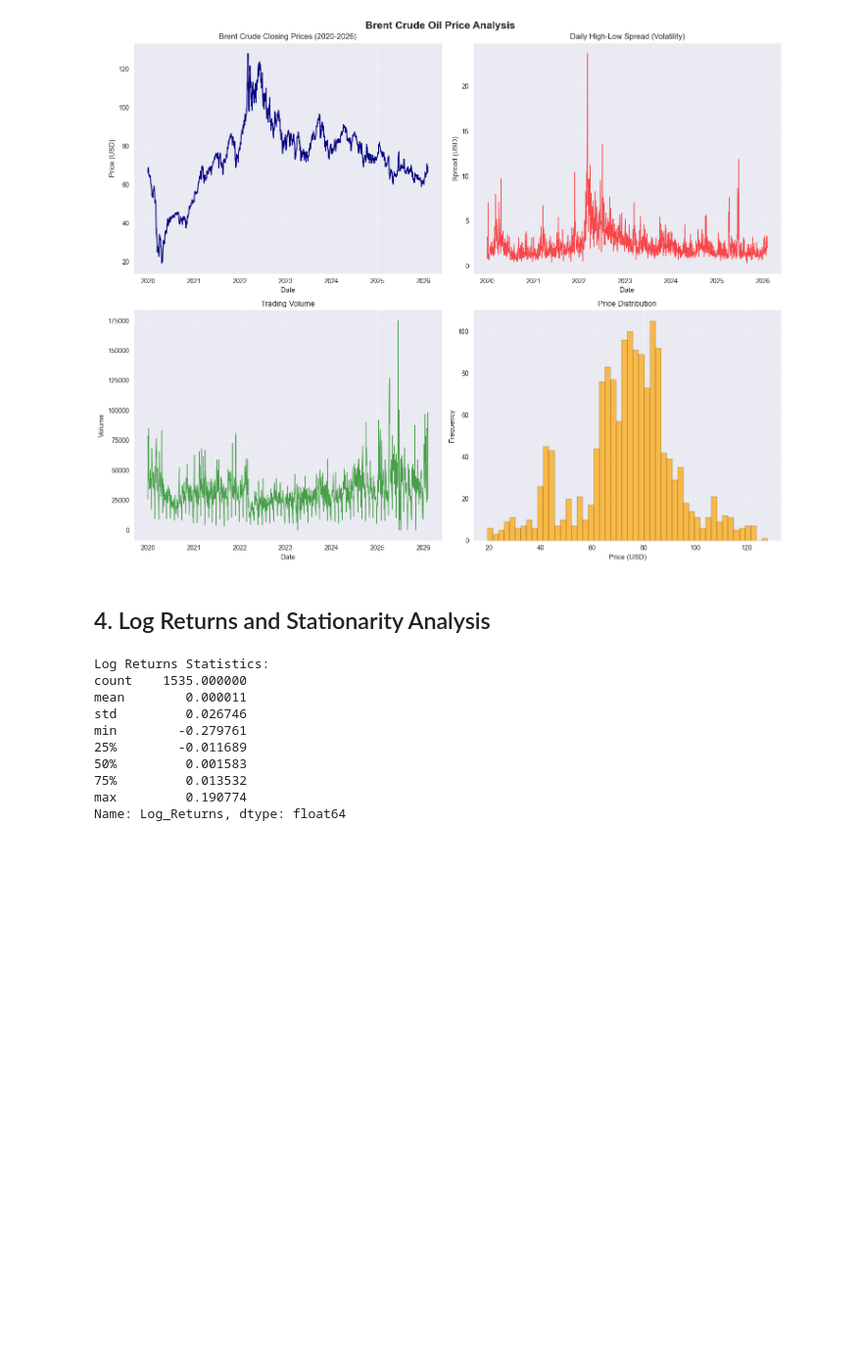
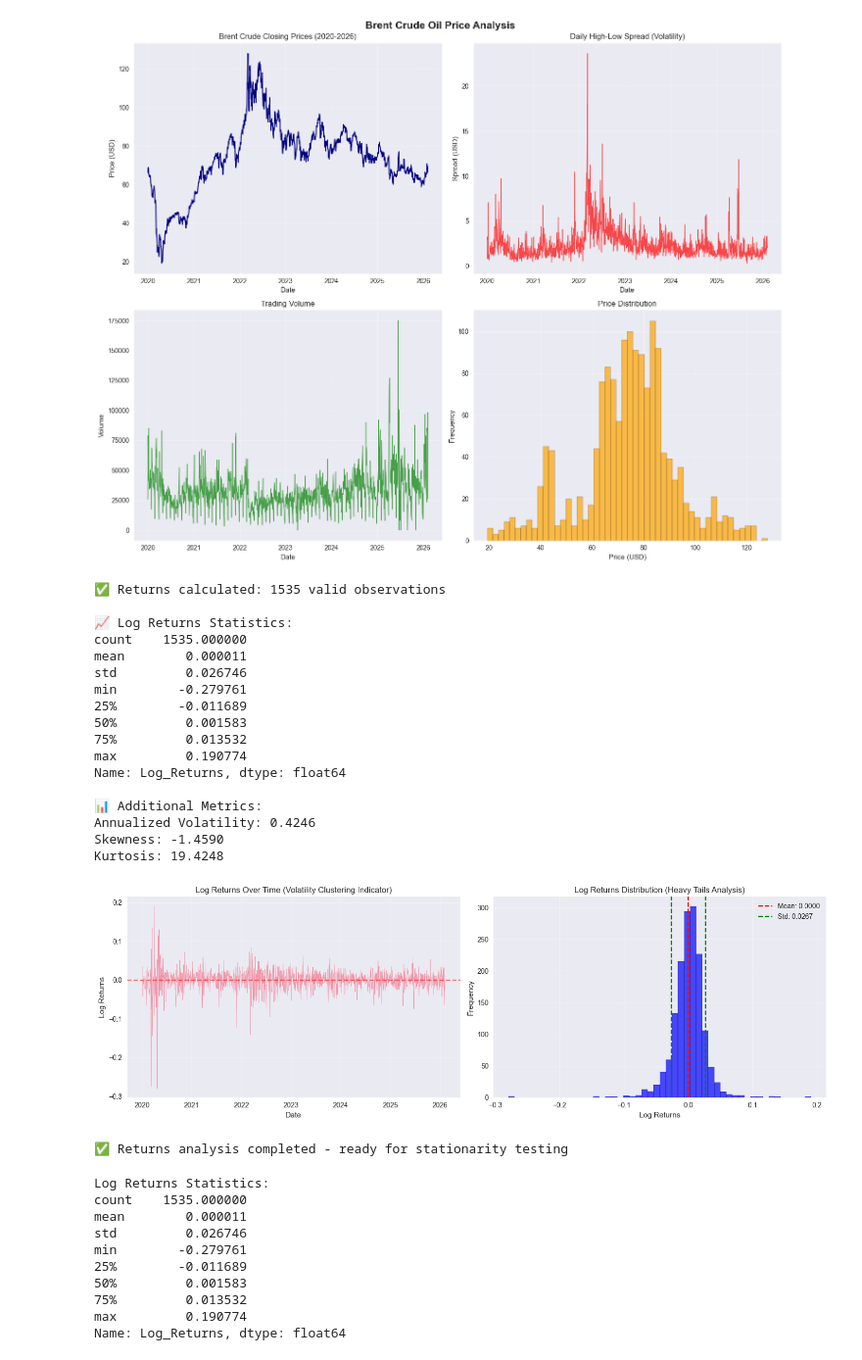
Before and after one commit to soltsega/Change-Point-Analysis-and-Statistical-Modeling-of-Time-Series-Data, a Jupyter notebook: notebooks/01_eda.ipynb, the cells around one changed output. Shown at 98% size. Drawn from its saved outputs; the diff is of its cells as text; code cells hidden in the pictures; blank space fills up the shorter version.

```diff
--- a/notebooks/01_eda.ipynb
+++ b/notebooks/01_eda.ipynb
@@ -161,8 +195,84 @@ plt.tight_layout()
 plt.show()
 # %% [output]
 [figure]
-# %% [markdown]
-## 4. Log Returns and Stationarity Analysis
+# %%
+# Calculate returns with explicit implementation documentation
+"""
+Purpose: Calculate log and simple returns for stationarity analysis.
+Formula: Log Return = ln(P_t / P_{t-1}), Simple Return = (P_t - P_{t-1}) / P_{t-1}
+Expected Outputs: Returns series for statistical testing and change point analysis
+Assumptions: Daily closing prices, no missing values after cleaning
+"""
+
+# Calculate log returns (more numerically stable for analysis)
+df['Log_Returns'] = np.log(df['Close'] / df['Close'].shift(1))
+
+# Calculate simple returns for comparison and interpretation
+df['Simple_Returns'] = (df['Close'] - df['Close'].shift(1)) / df['Close'].shift(1)
+
+# Remove first row with NaN (expected behavior for returns calculation)
+df_clean = df.dropna()
+print(f"✅ Returns calculated: {len(df_clean)} valid observations")
+
+print("\n📈 Log Returns Statistics:")
+print(df_clean['Log_Returns'].describe())
+
+# Calculate additional return metrics for change point analysis
+annualized_volatility = df_clean['Log_Returns'].std() * np.sqrt(252)
+skewness = df_clean['Log_Returns'].skew()
+kurtosis = df_clean['Log_Returns'].kurtosis()
+
+print(f"\n📊 Additional Metrics:")
+print(f"Annualized Volatility: {annualized_volatility:.4f}")
+print(f"Skewness: {skewness:.4f}")
+print(f"Kurtosis: {kurtosis:.4f}")
+
+# Plot log returns with explicit documentation
+fig, axes = plt.subplots(1, 2, figsize=(15, 5))
+
+# Time series of log returns (shows volatility clustering)
+axes[0].plot(df_clean['Date'], df_clean['Log_Returns'], linewidth=0.5, alpha=0.7)
+axes[0].axhline(y=0, color='red', linestyle='--', alpha=0.5)
+axes[0].set_title('Log Returns Over Time (Volatility Clustering Indicator)', fontsize=12)
+axes[0].set_xlabel('Date')
+axes[0].set_ylabel('Log Returns')
+axes[0].grid(True, alpha=0.3)
+
+# Distribution of log returns (shows heavy tails)
+axes[1].hist(df_clean['Log_Returns'], bins=50, color='blue', alpha=0.7, edgecolor='black')
+axes[1].axvline(x=df_clean['Log_Returns'].mean(), color='red', linestyle='--', label=f'Mean: {df_clean["Log_Returns"].mean():.4f}')
+axes[1].axvline(x=df_clean['Log_Returns'].std(), color='green', linestyle='--', label=f'Std: {df_clean["Log_Returns"].std():.4f}')
+axes[1].axvline(x=-df_clean['Log_Returns'].std(), color='green', linestyle='--')
+axes[1].set_title('Log Returns Distribution (Heavy Tails Analysis)', fontsize=12)
+axes[1].set_xlabel('Log Returns')
+axes[1].set_ylabel('Frequency')
+axes[1].legend()
+axes[1].grid(True, alpha=0.3)
+
+plt.tight_layout()
+plt.show()
+
+print("✅ Returns analysis completed - ready for stationarity testing")
+# %% [output]
+✅ Returns calculated: 1535 valid observations
+
+📈 Log Returns Statistics:
+count    1535.000000
+mean        0.000011
+std         0.026746
+min        -0.279761
+25%        -0.011689
+50%         0.001583
+75%         0.013532
+max         0.190774
+Name: Log_Returns, dtype: float64
+
+📊 Additional Metrics:
+Annualized Volatility: 0.4246
+Skewness: -1.4590
+Kurtosis: 19.4248
+[figure, added]
+✅ Returns analysis completed - ready for stationarity testing
 # %%
 # Calculate log returns
 df['Log_Returns'] = np.log(df['Close'] / df['Close'].shift(1))
```
Also changed, not shown: parts of 9 cells of this notebook.
